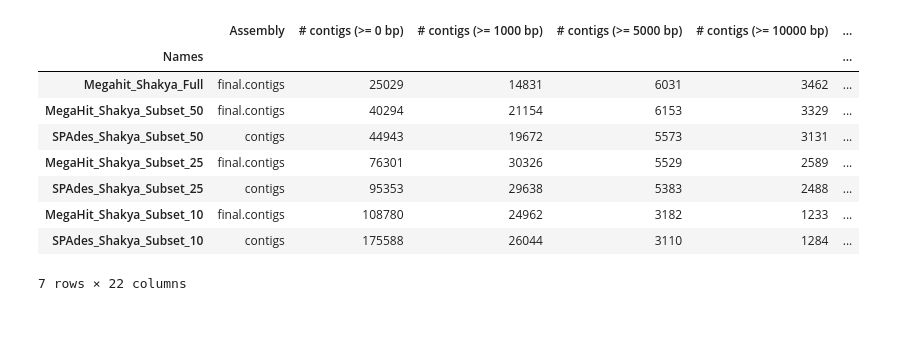
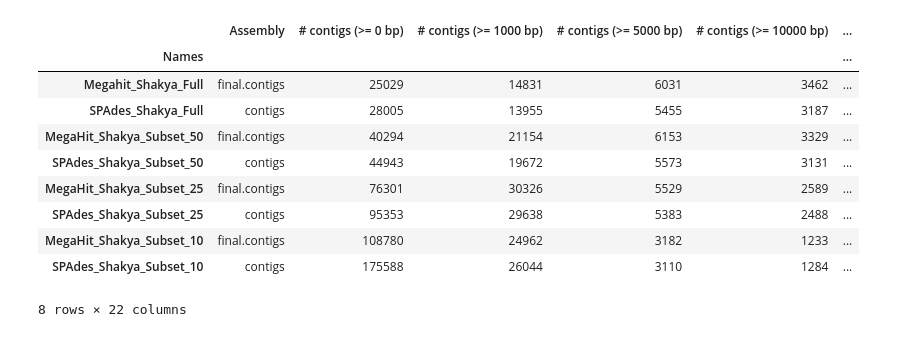
Before and after one commit to dahak-metagenomics/dahak, a Jupyter notebook: workflows/assembly/metagenome_assembly_comparison.ipynb, the cells around one changed output. Cells and saved outputs as stored; diff of their text form; code cells hidden in the pictures.

```diff
--- a/workflows/assembly/metagenome_assembly_comparison.ipynb
+++ b/workflows/assembly/metagenome_assembly_comparison.ipynb
@@ -8,7 +25,7 @@ import matplotlib.pyplot as plt
 # %%
 # Read in CSVs
 dfA = pd.read_csv('megahit_output_podar_metaG_100_quast_report/transposed_report.tsv', sep='\t', header = 0)
-# dfB =
+dfB = pd.read_csv('spades_output_podar_metaG_100_quast_report/transposed_report.tsv', sep='\t', header = 0)
 dfC = pd.read_csv('megahit_output_podar_metaG_sub_50_quast_report/transposed_report.tsv', sep='\t', header = 0)
 dfD = pd.read_csv('spades_output_podar_metaG_50_quast_report/transposed_report.tsv', sep='\t', header = 0)
 dfE = pd.read_csv('megahit_output_podar_metaG_sub_25_quast_report/transposed_report.tsv', sep='\t', header = 0)
@@ -16,31 +33,34 @@ dfF = pd.read_csv('spades_output_podar_metaG_sub_25_quast_report/transposed_repo
 dfG = pd.read_csv('megahit_output_podar_metaG_sub_10_quast_report/transposed_report.tsv', sep='\t', header = 0)
 dfH = pd.read_csv('spades_output_podar_metaG_sub_10_quast_report/transposed_report.tsv', sep='\t', header = 0)
 # %%
-#Create names for each of the data frames
-new_index= ['Megahit_Shakya_Full', 'MegaHit_Shakya_Subset_50', 'SPAdes_Shakya_Subset_50',
-         'MegaHit_Shakya_Subset_25', 'SPAdes_Shakya_Subset_25', 'MegaHit_Shakya_Subset_10', 'SPAdes_Shakya_Subset_10',]
+#Create names for each of the dataframes
+new_index= ['Megahit_Shakya_Full', 'SPAdes_Shakya_Full',  'MegaHit_Shakya_Subset_50', 'SPAdes_Shakya_Subset_50',
+            'MegaHit_Shakya_Subset_25', 'SPAdes_Shakya_Subset_25', 'MegaHit_Shakya_Subset_10',
+            'SPAdes_Shakya_Subset_10',]
 
 #Concatenate all of the dataframes using concatenate
-frames = [dfA, dfC, dfD, dfE, dfF, dfG, dfH]
+frames = [dfA, dfB, dfC, dfD, dfE, dfF, dfG, dfH]
 result = pd.concat(frames)
 
 #Rename the index such that the sample names are in the first column
-result["Names"]= ['Megahit_Shakya_Full', 'MegaHit_Shakya_Subset_50', 'SPAdes_Shakya_Subset_50',
-                    'MegaHit_Shakya_Subset_25', 'SPAdes_Shakya_Subset_25', 'MegaHit_Shakya_Subset_10',
-                    'SPAdes_Shakya_Subset_10']
+result["Names"]= ['Megahit_Shakya_Full', 'SPAdes_Shakya_Full', 'MegaHit_Shakya_Subset_50', 'SPAdes_Shakya_Subset_50',
+                  'MegaHit_Shakya_Subset_25', 'SPAdes_Shakya_Subset_25', 'MegaHit_Shakya_Subset_10',
+                  'SPAdes_Shakya_Subset_10']
+
 output = result.set_index("Names")
 output
 # %% [output]
 |  | Assembly | # contigs (>= 0 bp) | # contigs (>= 1000 bp) | # contigs (>= 5000 bp) | # contigs (>= 10000 bp) | ... |
 | Names |  |  |  |  |  | ... |
 | Megahit_Shakya_Full | final.contigs | 25029 | 14831 | 6031 | 3462 | ... |
+| SPAdes_Shakya_Full | contigs | 28005 | 13955 | 5455 | 3187 | ... |
 | MegaHit_Shakya_Subset_50 | final.contigs | 40294 | 21154 | 6153 | 3329 | ... |
 | SPAdes_Shakya_Subset_50 | contigs | 44943 | 19672 | 5573 | 3131 | ... |
 | MegaHit_Shakya_Subset_25 | final.contigs | 76301 | 30326 | 5529 | 2589 | ... |
 | SPAdes_Shakya_Subset_25 | contigs | 95353 | 29638 | 5383 | 2488 | ... |
 | MegaHit_Shakya_Subset_10 | final.contigs | 108780 | 24962 | 3182 | 1233 | ... |
 | SPAdes_Shakya_Subset_10 | contigs | 175588 | 26044 | 3110 | 1284 | ... |
-7 rows × 22 columns
+8 rows × 22 columns
 # %%
 # Export as a csv
 output.to_csv('Assembly_stats_comparison.csv')
```
Also changed, not shown: parts of 6 cells of this notebook, 1 other file.
